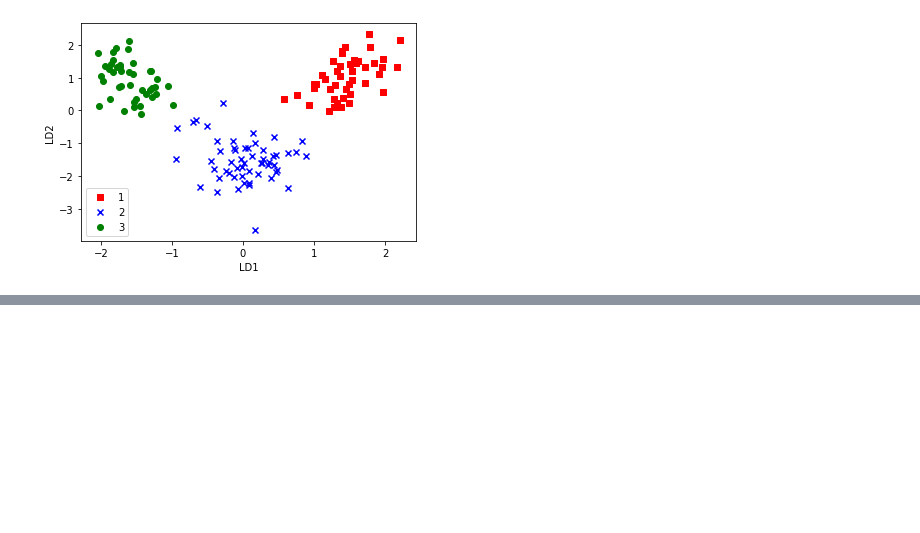
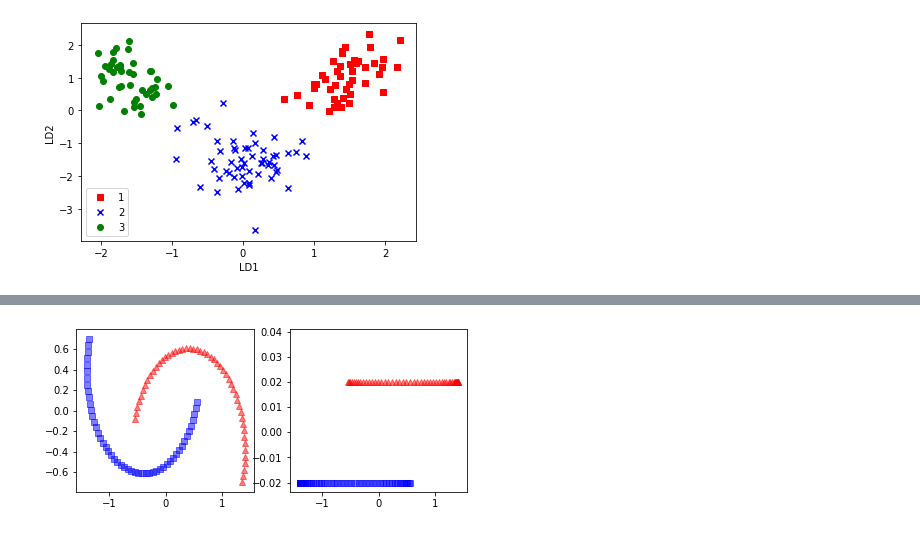
Before and after one commit to nsakki55/tech-notes, a Jupyter notebook: python-machine-learning-book/code/ch05/mycode05.ipynb, the cells around one changed output, grey strips where cells are left out. Cells and saved outputs as stored; diff of their text form; code cells hidden in the pictures; blank space fills up the shorter version.

```diff
--- a/python-machine-learning-book/code/ch05/mycode05.ipynb
+++ b/python-machine-learning-book/code/ch05/mycode05.ipynb
@@ -300,0 +337,18 @@ plt.show()
+# %%
+from sklearn.decomposition import PCA
+
+pca=PCA(n_components=2)
+X_pca=pca.fit_transform(X)
+
+fig,ax=plt.subplots(nrows=1,ncols=2,figsize=(7,3))
+
+ax[0].scatter(X_pca[y==0,0],X_pca[y==0,1],c='red',marker='^',alpha=0.5)
+ax[0].scatter(X_pca[y==1,0],X_pca[y==1,1],c='blue',marker='s',alpha=0.5)
+
+ax[1].scatter(X_pca[y==0,0],np.zeros((50,1))+0.02,c='red',marker='^',alpha=0.5)
+ax[1].scatter(X_pca[y==1,0],np.zeros((50,1))-0.02,c='blue',marker='s',alpha=0.5)
+
+
+plt.show()
+# %% [output]
+[figure, added]
```
Also changed, not shown: parts of 6 cells of this notebook, 1 other file.
